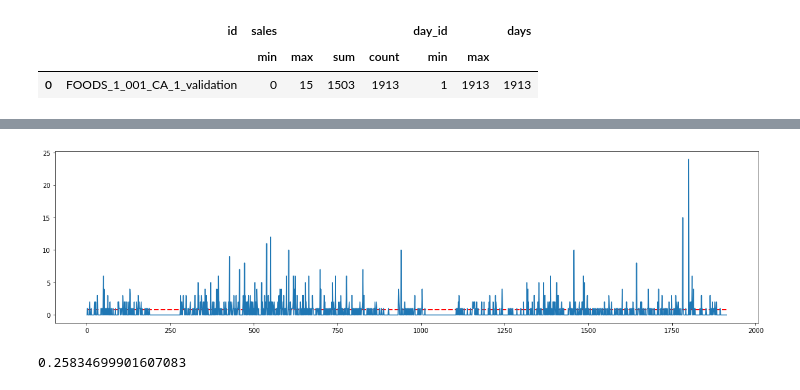
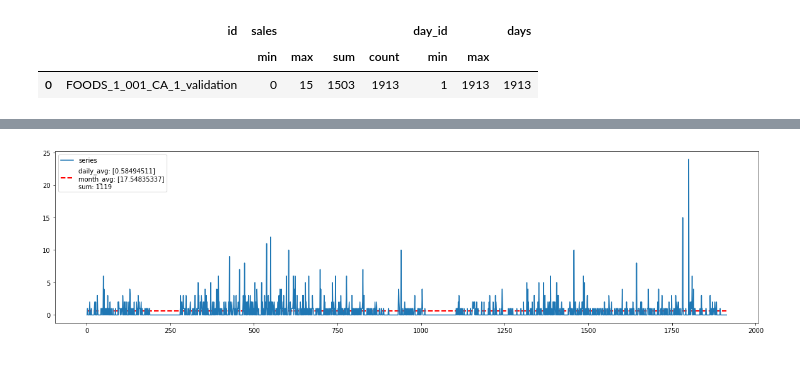
Before and after one commit to cluePrints/data-sci-fience, a Jupyter notebook: m5-forecasting-accuracy/0100. EDA.ipynb, the cells around one changed output, grey strips where cells are left out. Cells and saved outputs as stored; diff of their text form; code cells hidden in the pictures.

```diff
--- a/m5-forecasting-accuracy/0100. EDA.ipynb
+++ b/m5-forecasting-accuracy/0100. EDA.ipynb
@@ -442,7 +442,7 @@ MultiIndex(levels=[['sales', 'day_id', 'id'], ['count', 'max', 'min', 'sum', '']
 # sales_agg.loc[0:1,('sales', 'count')]
 # sales_agg.loc[0:1]['sales']['count']
 # idx = pd.IndexSlice; sales_agg.loc[idx[0:1],idx['sales',['count']]]
-sales_agg.loc[:,'days'] = 30*sales_agg['day_id']['max'] - sales_agg['day_id']['min'] + 1
+sales_agg.loc[:,'days'] = sales_agg['day_id']['max'] - sales_agg['day_id']['min'] + 1
 sales_agg.head(1)
 # %% [output]
 |  | id | sales |  |  |  | day_id |  | days |
@@ -462,6 +458,3 @@ sales_agg.head(1)
 # %%
 sales_agg['daily_avg_count'] = sales_agg['sales']['sum'] / sales_agg['days'].astype('float')
 sales_agg['monthly_avg_count'] = 30 * sales_agg['daily_avg_count']
-# %%
-sales_agg['sporadic_by_monthly_avg'] = sales_agg['sales']['max'] > sales_agg['monthly_avg_count']
-sales_agg[sales_agg['sporadic_by_monthly_avg']].head()
@@ -476,2 +460,0 @@ sales_agg[sales_agg['sporadic_by_monthly_avg']].head()
-# %%
-df_sales_train_melt[['daily_avg_count', 'monthly_avg_count']] = sales_agg[['daily_avg_count', 'monthly_avg_count']]
@@ -477,0 +481,4 @@ df_sales_train_melt[['daily_avg_count', 'monthly_avg_count']] = sales_agg[['dail
+# %%
+# Note to self: previously I've assigned `sales_agg` in here and averages got assigned all wrong
+df_sales_train_melt = df_sales_train_melt.merge(sales_agg[['id', 'daily_avg_count', 'monthly_avg_count']],
+                          on='id')
@@ -478,18 +490,20 @@ df_sales_train_melt[['daily_avg_count', 'monthly_avg_count']] = sales_agg[['dail
 # %%
 import matplotlib.pyplot as plt
 def plot_item_series(df, itemid):
     subset = df.query(f'id == "{itemid}"')
     sales = subset['sales'].values
     days = subset['day_id'].values
+    stats = f"daily_avg: {subset[0:1]['daily_avg_count'].unique()}\n"+\
+            f"month_avg: {subset[0:1]['monthly_avg_count'].unique()}\n"+\
+            f"sum: {subset['sales'].sum()}"
+
     daily_avg = subset['daily_avg_count'].unique()[0]
     fig, ax = plt.subplots(figsize=(20,5))
     ax.hlines(y=daily_avg, xmin=days[0], xmax=days[-1], colors='r', linestyles='--', lw=2)
     ax.plot(days, sales)
+    ax.legend(['series',
+               stats])
 
 plot_item_series(df_sales_train_melt, 'FOODS_1_001_TX_1_validation')
 # %% [output]
-[figure, old version]
+[figure, new version]
-# %%
-sales_agg['sporadic_by_monthly_avg'].mean()
-# %% [output]
-0.25834699901607083
```
Also changed, not shown: parts of 18 cells of this notebook.
